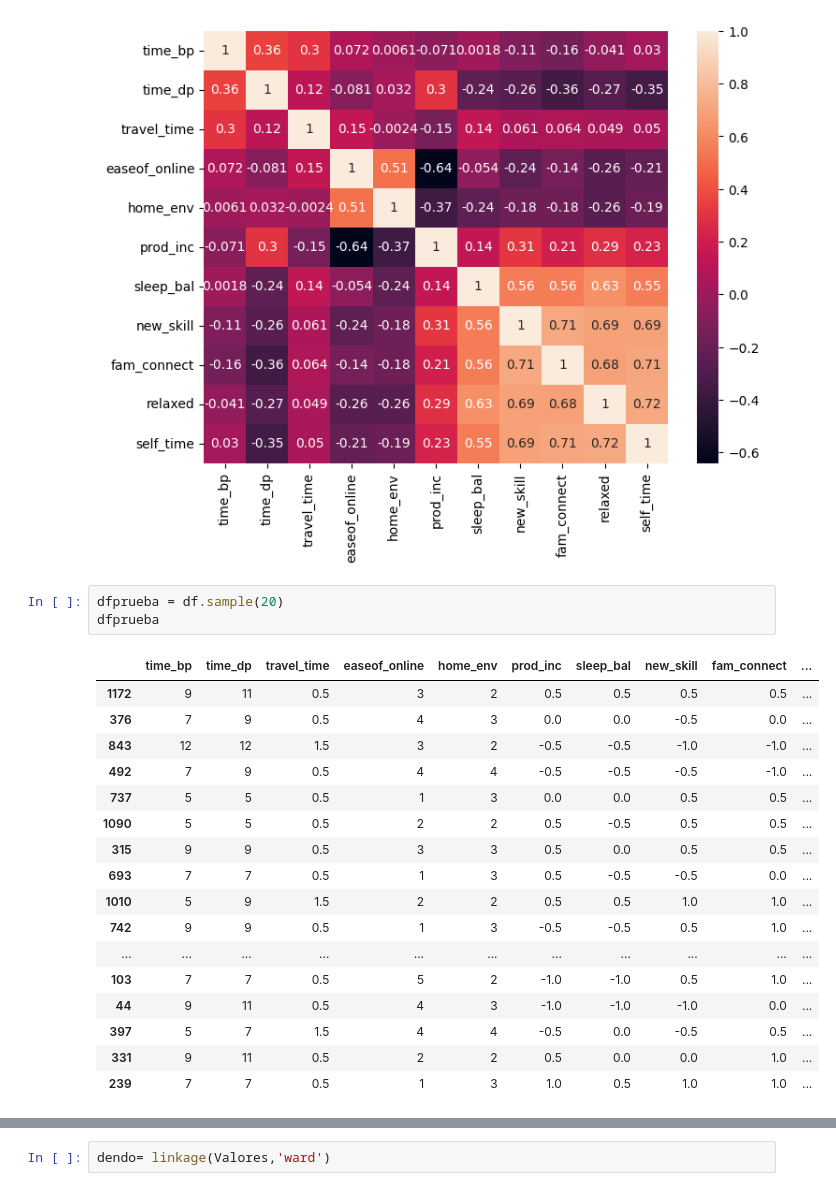
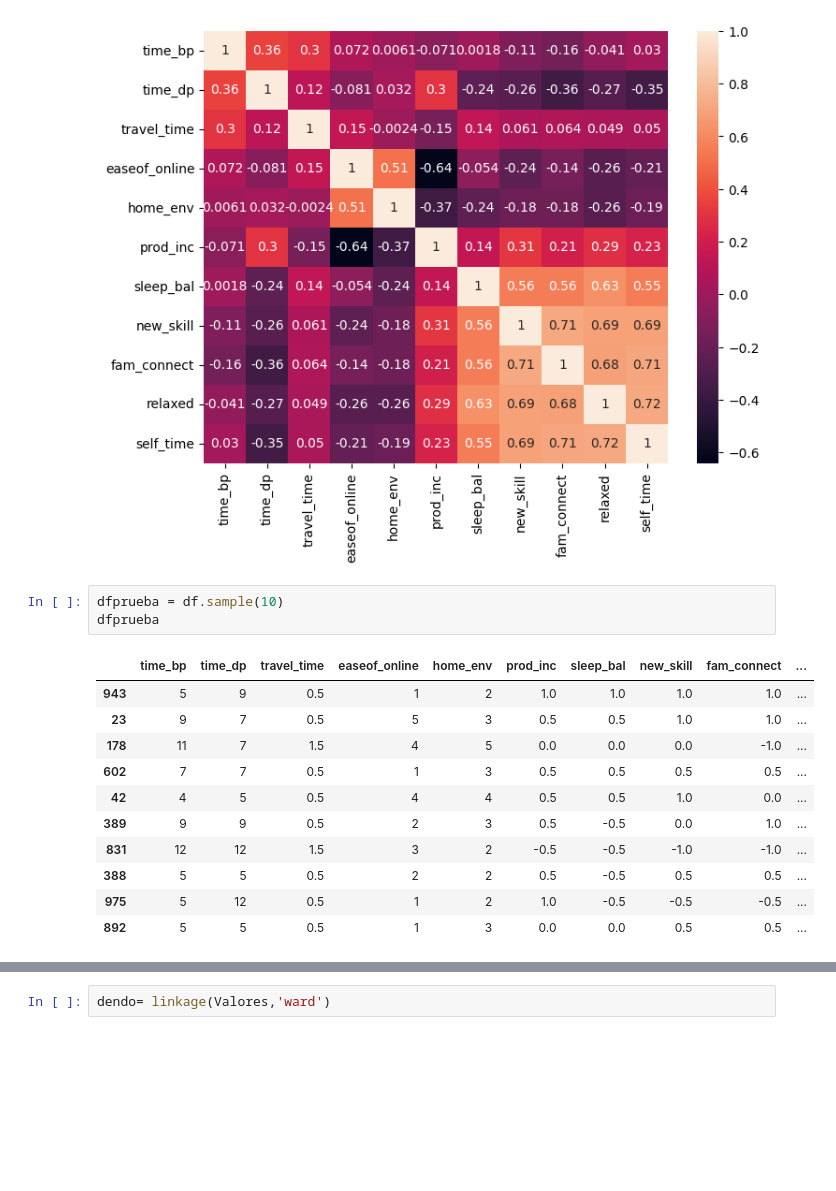
Before and after one commit to Gennifer2001/tesis, a Jupyter notebook: Tésisjejejejejejejejej.ipynb, the cells around one changed output, grey strips where cells are left out. Cells and saved outputs as stored; diff of their text form; blank space fills up the shorter version.

```diff
--- a/Tésisjejejejejejejejej.ipynb
+++ b/Tésisjejejejejejejejej.ipynb
@@ -55,26 +55,20 @@ plt.show()
 # %% [output]
 [figure]
 # %%
-dfprueba = df.sample(20)
+dfprueba = df.sample(10)
 dfprueba
 # %% [output]
 |  | time_bp | time_dp | travel_time | easeof_online | home_env | prod_inc | sleep_bal | new_skill | fam_connect | ... |
-| 1172 | 9 | 11 | 0.5 | 3 | 2 | 0.5 | 0.5 | 0.5 | 0.5 | ... |
-| 376 | 7 | 9 | 0.5 | 4 | 3 | 0.0 | 0.0 | -0.5 | 0.0 | ... |
-| 843 | 12 | 12 | 1.5 | 3 | 2 | -0.5 | -0.5 | -1.0 | -1.0 | ... |
-| 492 | 7 | 9 | 0.5 | 4 | 4 | -0.5 | -0.5 | -0.5 | -1.0 | ... |
-| 737 | 5 | 5 | 0.5 | 1 | 3 | 0.0 | 0.0 | 0.5 | 0.5 | ... |
-| 1090 | 5 | 5 | 0.5 | 2 | 2 | 0.5 | -0.5 | 0.5 | 0.5 | ... |
-| 315 | 9 | 9 | 0.5 | 3 | 3 | 0.5 | 0.0 | 0.5 | 0.5 | ... |
-| 693 | 7 | 7 | 0.5 | 1 | 3 | 0.5 | -0.5 | -0.5 | 0.0 | ... |
-| 1010 | 5 | 9 | 1.5 | 2 | 2 | 0.5 | 0.5 | 1.0 | 1.0 | ... |
-| 742 | 9 | 9 | 0.5 | 1 | 3 | -0.5 | -0.5 | 0.5 | 1.0 | ... |
-| ... | ... | ... | ... | ... | ... | ... | ... | ... | ... | ... |
-| 103 | 7 | 7 | 0.5 | 5 | 2 | -1.0 | -1.0 | 0.5 | 1.0 | ... |
-| 44 | 9 | 11 | 0.5 | 4 | 3 | -1.0 | -1.0 | -1.0 | 0.0 | ... |
-| 397 | 5 | 7 | 1.5 | 4 | 4 | -0.5 | 0.0 | -0.5 | 0.5 | ... |
-| 331 | 9 | 11 | 0.5 | 2 | 2 | 0.5 | 0.0 | 0.0 | 1.0 | ... |
-| 239 | 7 | 7 | 0.5 | 1 | 3 | 1.0 | 0.5 | 1.0 | 1.0 | ... |
+| 943 | 5 | 9 | 0.5 | 1 | 2 | 1.0 | 1.0 | 1.0 | 1.0 | ... |
+| 23 | 9 | 7 | 0.5 | 5 | 3 | 0.5 | 0.5 | 1.0 | 1.0 | ... |
+| 178 | 11 | 7 | 1.5 | 4 | 5 | 0.0 | 0.0 | 0.0 | -1.0 | ... |
+| 602 | 7 | 7 | 0.5 | 1 | 3 | 0.5 | 0.5 | 0.5 | 0.5 | ... |
+| 42 | 4 | 5 | 0.5 | 4 | 4 | 0.5 | 0.5 | 1.0 | 0.0 | ... |
+| 389 | 9 | 9 | 0.5 | 2 | 3 | 0.5 | -0.5 | 0.0 | 1.0 | ... |
+| 831 | 12 | 12 | 1.5 | 3 | 2 | -0.5 | -0.5 | -1.0 | -1.0 | ... |
+| 388 | 5 | 5 | 0.5 | 2 | 2 | 0.5 | -0.5 | 0.5 | 0.5 | ... |
+| 975 | 5 | 12 | 0.5 | 1 | 2 | 1.0 | -0.5 | -0.5 | -0.5 | ... |
+| 892 | 5 | 5 | 0.5 | 1 | 3 | 0.0 | 0.0 | 0.5 | 0.5 | ... |
 # %%
 Valores = dfprueba.iloc[:, [0,1,2,3,4,5,6,7,8,9,10]].values
 Valores
```
Also changed, not shown: parts of 4 cells of this notebook.
